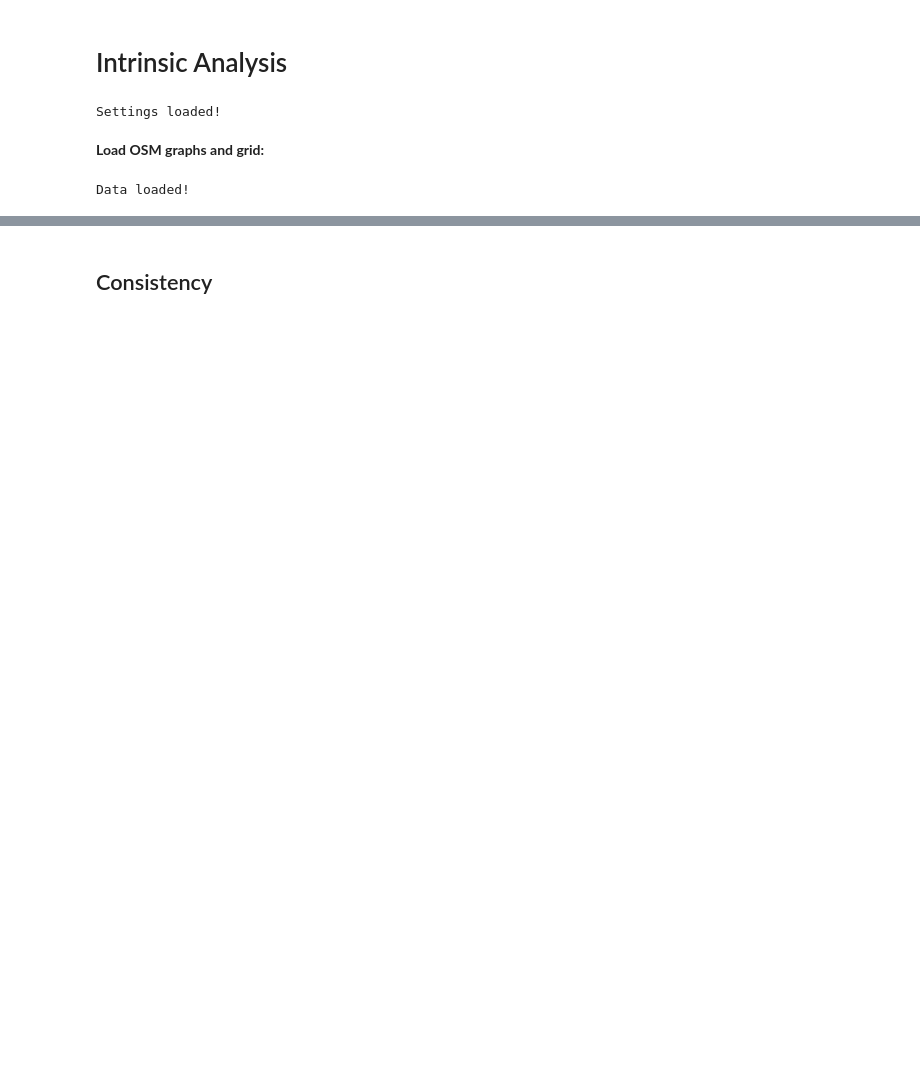
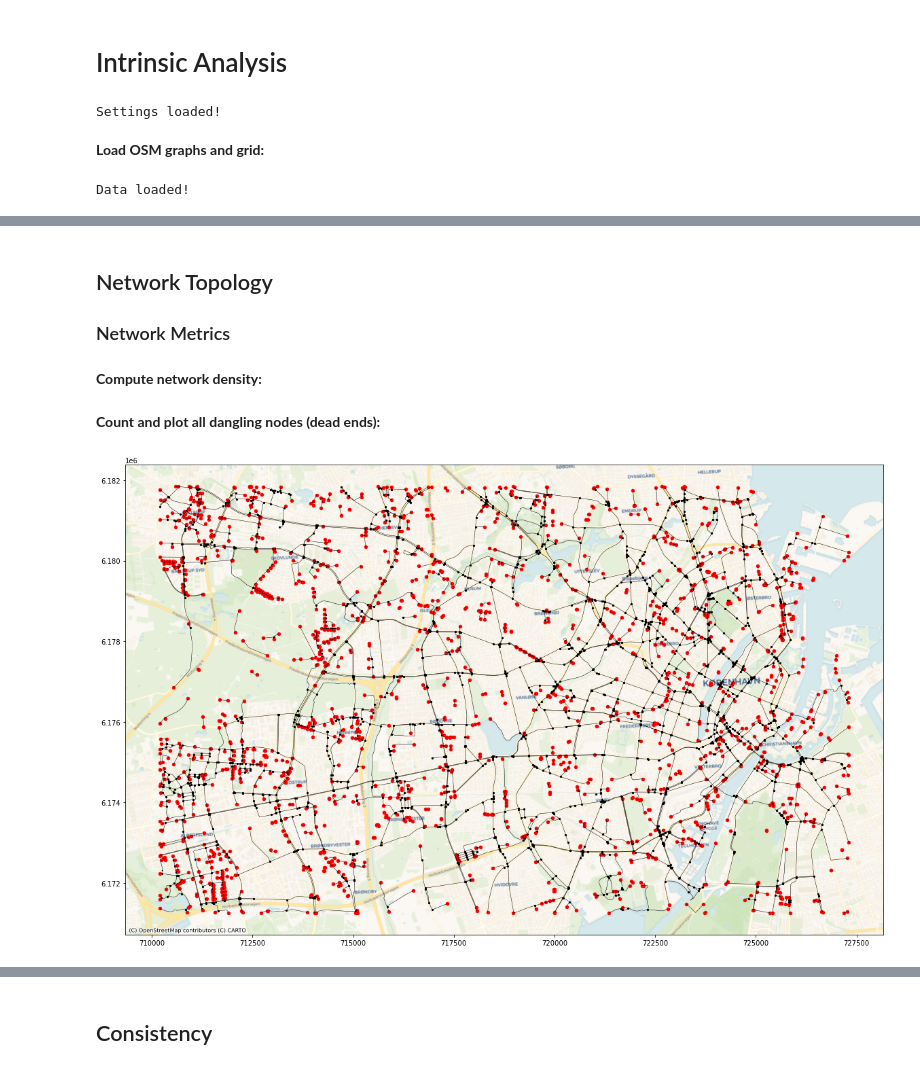
Before and after one commit to anerv/cycling_data_quality, a Jupyter notebook: scripts/intrinsic_analysis.ipynb, the cells around one changed output, grey strips where cells are left out. Saved outputs shown, nothing was run; the diff lists cells and outputs as text; code cells hidden in the pictures; blank space fills up the shorter version.

```diff
--- a/scripts/intrinsic_analysis.ipynb
+++ b/scripts/intrinsic_analysis.ipynb
@@ -38,6 +40,10 @@ osm_simplified_graph = ox.load_graphml(f'../data/osm_{study_area}_simple.graphml
 nodes, edges = ox.graph_to_gdfs(osm_graph)
 simplified_nodes, simplified_edges = ox.graph_to_gdfs(osm_simplified_graph)
 
+# Measure the length of cycling infrastructure (!=from length of edges)
+simplified_edges['infrastructure_length'] = simplified_edges.apply(lambda x: ef.measure_infrastructure_length(edge = x.geometry,
+                                                        geometry_type=x.cycling_geometries, bidirectional=x.cycling_bidirectional, cycling_infrastructure=x.cycling_infrastructure), axis=1)
+
 # Load grid
 grid = gpd.read_file(f'../data/grid_{study_area}.gpkg')
 
@@ -46,0 +55,5 @@ Data loaded!
+# %%
+simplified_edges['edge_id'] = simplified_edges.reset_index().index
+edges_join = gpd.overlay(simplified_edges, grid, how='intersection')
+simplified_nodes['node_id'] = simplified_nodes.index
+nodes_join = gpd.overlay(simplified_nodes, grid, how='intersection')
@@ -112,0 +92,6 @@ edges.loc[(edges.intersection_issues.notna()) & edges.intersection_issues > 0]
+# %% [markdown]
+## Network Topology
+
+### Network Metrics
+# %% [markdown]
+**Compute network density:**
@@ -112,0 +112,21 @@ edges.loc[(edges.intersection_issues.notna()) & edges.intersection_issues > 0]
+# %% [markdown]
+**Count and plot all dangling nodes (dead ends):**
+# %%
+# Compute number of dangling nodes - and plot them
+dangling_nodes = ef.get_dangling_nodes(simplified_edges, simplified_nodes)
+
+# TODO: Create Folium plot instead?
+
+fig, ax = plt.subplots(1, figsize=(20,20))
+
+simplified_edges.plot(ax=ax, color='black', linewidth=0.5)
+simplified_nodes.plot(ax=ax, color='black', markersize=5)
+dangling_nodes.plot(ax=ax, color='red', markersize=20)
+
+cx.add_basemap(
+        ax,
+        crs=simplified_edges.crs,
+        source=cx.providers.CartoDB.Voyager
+    )
+# %% [output]
+[figure, added]
```
Also changed, not shown: parts of 20 cells of this notebook, 7 other files.
